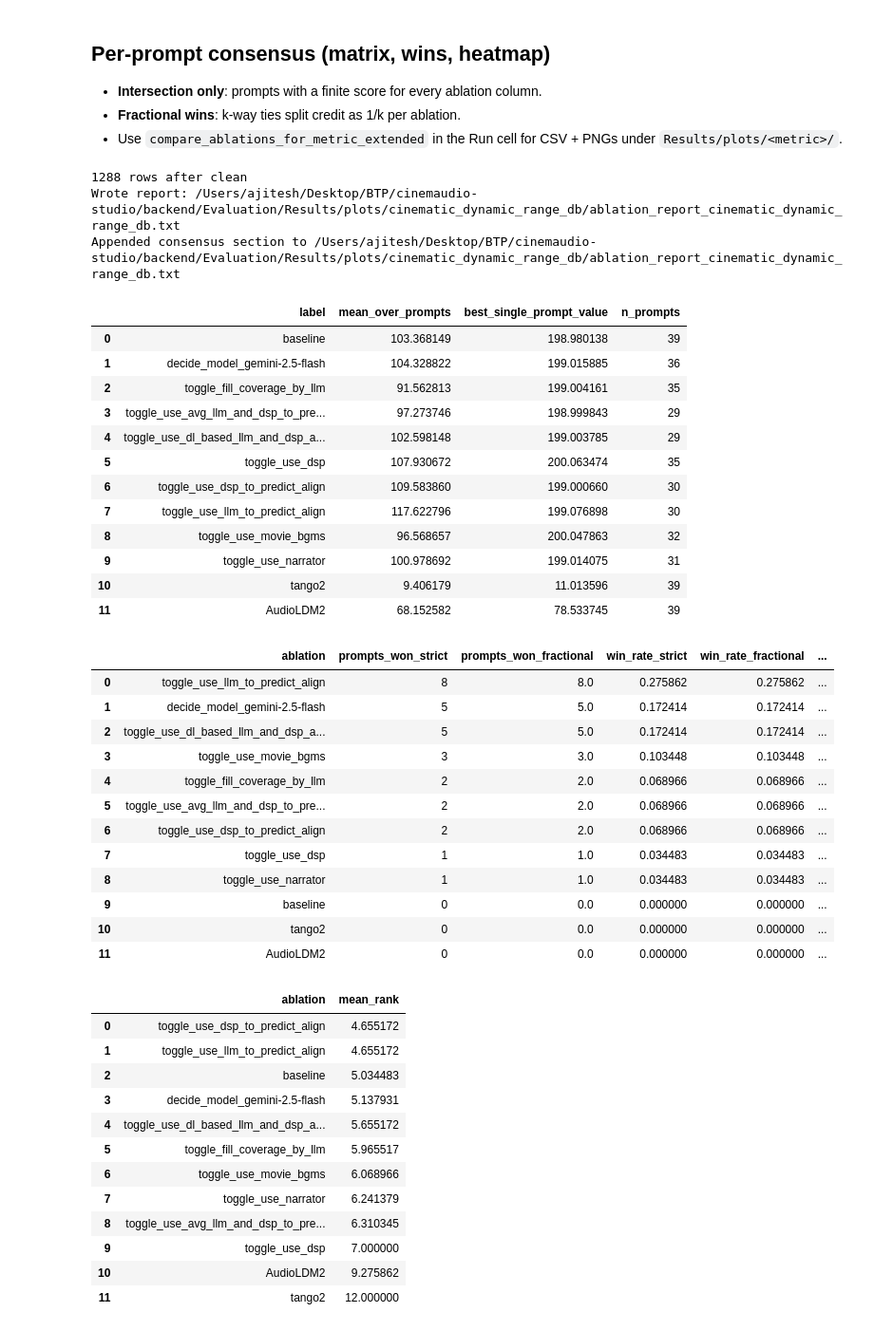
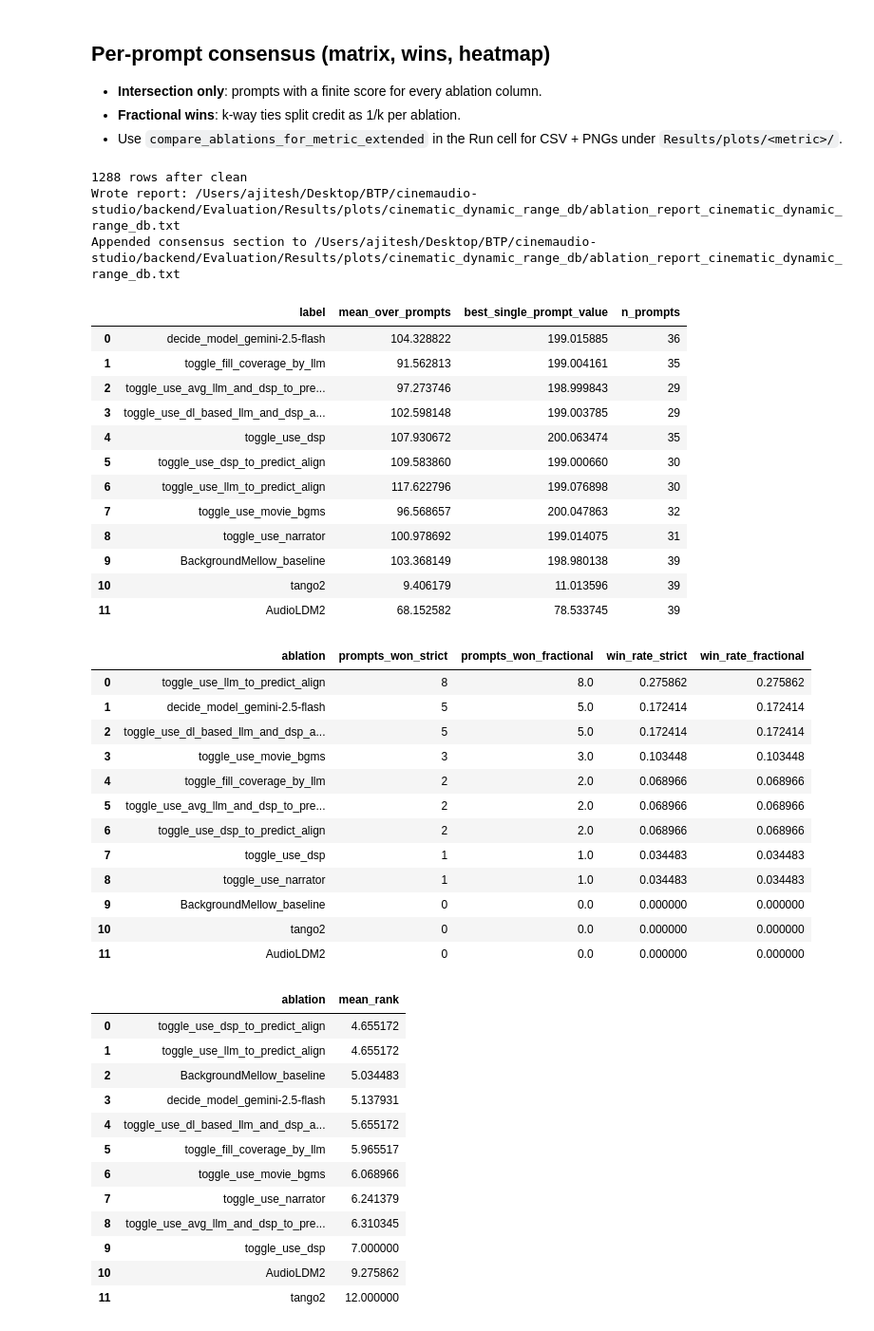
Before and after one commit to Ajitesh-jam/cinemaudio-studio, a Jupyter notebook: backend/Evaluation/visualize_results.ipynb, the cells around one changed output. Shown at 95% size. Saved outputs shown, nothing was run; the diff lists cells and outputs as text; code cells hidden in the pictures.

Commit message:
results

```diff
--- a/backend/Evaluation/visualize_results.ipynb
+++ b/backend/Evaluation/visualize_results.ipynb
@@ -254,16 +254,16 @@ def mix_results(
 # %% [markdown]
 ## Configuration: infer, filter, objective
 # %%
-def infer_baseline_config(df: pd.DataFrame) -> Dict[str, Any]:
-    """Defaults from baseline experiment + baseline_tango2 specialist."""
+def infer_BackgroundMellow_baseline_config(df: pd.DataFrame) -> Dict[str, Any]:
+    """Defaults from BackgroundMellow_baseline experiment + BackgroundMellow_baseline_tango2 specialist."""
     sub = df[
-        (df["experiment_tag"].astype(str) == "baseline")
-        & (df["specialist_model_variant_tag"].astype(str) == "baseline_tango2")
+        (df["experiment_tag"].astype(str) == "BackgroundMellow_baseline")
+        & (df["specialist_model_variant_tag"].astype(str) == "BackgroundMellow_baseline_tango2")
     ]
     if sub.empty:
-        sub = df[df["experiment_tag"].astype(str) == "baseline"]
+        sub = df[df["experiment_tag"].astype(str) == "BackgroundMellow_baseline"]
     if sub.empty:
-        raise ValueError("No baseline rows found to infer default configuration.")
+        raise ValueError("No BackgroundMellow_baseline rows found to infer default configuration.")
     row = sub.iloc[0]
     cfg: Dict[str, Any] = {}
     for c in BOOL_FLAG_COLUMNS:
@@ -323,14 +323,14 @@ def plot_metric_for_configuration(
     save_pdf: bool = False,
 ) -> Tuple[pd.DataFrame, ConfigurationPlotInsights]:
     """
-    Filter rows to ``configuration`` (defaults merged from infer_baseline_config),
+    Filter rows to ``configuration`` (defaults merged from infer_BackgroundMellow_baseline_config),
     aggregate metric per story_prompt, plot horizontal bars, save figure.
     Returns (per_prompt DataFrame, insights).
     """
     obj = resolve_objective(metric_col, objective)
     work = clean_results_df(df, exclude_errors=exclude_errors) if exclude_errors else df.copy()
 
-    cfg: Dict[str, Any] = dict(infer_baseline_config(work))
+    cfg: Dict[str, Any] = dict(infer_BackgroundMellow_baseline_config(work))
     if configuration:
         cfg.update(dict(configuration))
 
@@ -831,11 +831,11 @@ except NameError:
     NOTEBOOK_DIR = Path.cwd()
 
 METRIC = "cinematic_dynamic_range_db"
-SPECIALIST_TAG = "baseline_tango2"
+SPECIALIST_TAG = "BackgroundMellow_baseline_tango2"
 CSV_PATH = NOTEBOOK_DIR / "Results" / "final_results.csv"
 PLOTS_ROOT = NOTEBOOK_DIR / "Results" / "plots"
-TANGO_BASELINE_CSV = NOTEBOOK_DIR / "Results" / "tango2_results.csv"
-AUDIOLDM_BASELINE_CSV = NOTEBOOK_DIR / "Results" / "audioldm2_results.csv"
+TANGO_BackgroundMellow_baseline_CSV = NOTEBOOK_DIR / "Results" / "tango2_results.csv"
+AUDIOLDM_BackgroundMellow_baseline_CSV = NOTEBOOK_DIR / "Results" / "audioldm2_results.csv"
 INCLUDE_DECIDE_MODEL = True
 INCLUDE_SPECIALIST_ABLATIONS = False
 OBJECTIVE = None
@@ -847,63 +847,63 @@ print(len(df_clean), "rows after clean")
 summary, report_text, matrix, wins_df, ranks_df = compare_ablations_for_metric_extended(
     df_clean,
     METRIC,
     objective=OBJECTIVE,
     specialist_model_variant_tag=SPECIALIST_TAG,
     output_dir=str(PLOTS_ROOT),
     include_decide_model=INCLUDE_DECIDE_MODEL,
     include_specialist_ablations=INCLUDE_SPECIALIST_ABLATIONS,
-    tango_baseline_csv=str(TANGO_BASELINE_CSV),
-    audioldm_baseline_csv=str(AUDIOLDM_BASELINE_CSV),
+    tango_baseline_csv=str(TANGO_BackgroundMellow_baseline_CSV),
+    audioldm_baseline_csv=str(AUDIOLDM_BackgroundMellow_baseline_CSV),
 )
 display(summary)
 if not matrix.empty:
     display(wins_df.head(15))
     display(ranks_df.head(15))
 
 run_sub = NOTEBOOK_DIR / "Results" / "plots" / _sanitize_metric_for_path(METRIC)
 per_prompt_df, insights = plot_metric_for_configuration(
     df_clean,
     METRIC,
     configuration=None,
-    output_path=str(run_sub / f"per_prompt_{METRIC}_baseline.png"),
+    output_path=str(run_sub / f"per_prompt_{METRIC}_BackgroundMellow_baseline.png"),
     objective=OBJECTIVE,
 )
 display(per_prompt_df.head(10))
 insights
 # %% [output]
 1288 rows after clean
 Wrote report: /Users/ajitesh/Desktop/BTP/cinemaudio-studio/backend/Evaluation/Results/plots/cinematic_dynamic_range_db/ablation_report_cinematic_dynamic_range_db.txt
 Appended consensus section to /Users/ajitesh/Desktop/BTP/cinemaudio-studio/backend/Evaluation/Results/plots/cinematic_dynamic_range_db/ablation_report_cinematic_dynamic_range_db.txt
 |  | label | mean_over_prompts | best_single_prompt_value | n_prompts |
-| 0 | baseline | 103.368149 | 198.980138 | 39 |
-| 1 | decide_model_gemini-2.5-flash | 104.328822 | 199.015885 | 36 |
-| 2 | toggle_fill_coverage_by_llm | 91.562813 | 199.004161 | 35 |
-| 3 | toggle_use_avg_llm_and_dsp_to_pre... | 97.273746 | 198.999843 | 29 |
-| 4 | toggle_use_dl_based_llm_and_dsp_a... | 102.598148 | 199.003785 | 29 |
-| 5 | toggle_use_dsp | 107.930672 | 200.063474 | 35 |
-| 6 | toggle_use_dsp_to_predict_align | 109.583860 | 199.000660 | 30 |
-| 7 | toggle_use_llm_to_predict_align | 117.622796 | 199.076898 | 30 |
-| 8 | toggle_use_movie_bgms | 96.568657 | 200.047863 | 32 |
-| 9 | toggle_use_narrator | 100.978692 | 199.014075 | 31 |
+| 0 | decide_model_gemini-2.5-flash | 104.328822 | 199.015885 | 36 |
+| 1 | toggle_fill_coverage_by_llm | 91.562813 | 199.004161 | 35 |
+| 2 | toggle_use_avg_llm_and_dsp_to_pre... | 97.273746 | 198.999843 | 29 |
+| 3 | toggle_use_dl_based_llm_and_dsp_a... | 102.598148 | 199.003785 | 29 |
+| 4 | toggle_use_dsp | 107.930672 | 200.063474 | 35 |
+| 5 | toggle_use_dsp_to_predict_align | 109.583860 | 199.000660 | 30 |
+| 6 | toggle_use_llm_to_predict_align | 117.622796 | 199.076898 | 30 |
+| 7 | toggle_use_movie_bgms | 96.568657 | 200.047863 | 32 |
+| 8 | toggle_use_narrator | 100.978692 | 199.014075 | 31 |
+| 9 | BackgroundMellow_baseline | 103.368149 | 198.980138 | 39 |
 | 10 | tango2 | 9.406179 | 11.013596 | 39 |
 | 11 | AudioLDM2 | 68.152582 | 78.533745 | 39 |
-|  | ablation | prompts_won_strict | prompts_won_fractional | win_rate_strict | win_rate_fractional | ... |
-| 0 | toggle_use_llm_to_predict_align | 8 | 8.0 | 0.275862 | 0.275862 | ... |
-| 1 | decide_model_gemini-2.5-flash | 5 | 5.0 | 0.172414 | 0.172414 | ... |
-| 2 | toggle_use_dl_based_llm_and_dsp_a... | 5 | 5.0 | 0.172414 | 0.172414 | ... |
-| 3 | toggle_use_movie_bgms | 3 | 3.0 | 0.103448 | 0.103448 | ... |
-| 4 | toggle_fill_coverage_by_llm | 2 | 2.0 | 0.068966 | 0.068966 | ... |
-| 5 | toggle_use_avg_llm_and_dsp_to_pre... | 2 | 2.0 | 0.068966 | 0.068966 | ... |
-| 6 | toggle_use_dsp_to_predict_align | 2 | 2.0 | 0.068966 | 0.068966 | ... |
-| 7 | toggle_use_dsp | 1 | 1.0 | 0.034483 | 0.034483 | ... |
-| 8 | toggle_use_narrator | 1 | 1.0 | 0.034483 | 0.034483 | ... |
-| 9 | baseline | 0 | 0.0 | 0.000000 | 0.000000 | ... |
-| 10 | tango2 | 0 | 0.0 | 0.000000 | 0.000000 | ... |
-| 11 | AudioLDM2 | 0 | 0.0 | 0.000000 | 0.000000 | ... |
+|  | ablation | prompts_won_strict | prompts_won_fractional | win_rate_strict | win_rate_fractional |
+| 0 | toggle_use_llm_to_predict_align | 8 | 8.0 | 0.275862 | 0.275862 |
+| 1 | decide_model_gemini-2.5-flash | 5 | 5.0 | 0.172414 | 0.172414 |
+| 2 | toggle_use_dl_based_llm_and_dsp_a... | 5 | 5.0 | 0.172414 | 0.172414 |
+| 3 | toggle_use_movie_bgms | 3 | 3.0 | 0.103448 | 0.103448 |
+| 4 | toggle_fill_coverage_by_llm | 2 | 2.0 | 0.068966 | 0.068966 |
+| 5 | toggle_use_avg_llm_and_dsp_to_pre... | 2 | 2.0 | 0.068966 | 0.068966 |
+| 6 | toggle_use_dsp_to_predict_align | 2 | 2.0 | 0.068966 | 0.068966 |
+| 7 | toggle_use_dsp | 1 | 1.0 | 0.034483 | 0.034483 |
+| 8 | toggle_use_narrator | 1 | 1.0 | 0.034483 | 0.034483 |
+| 9 | BackgroundMellow_baseline | 0 | 0.0 | 0.000000 | 0.000000 |
+| 10 | tango2 | 0 | 0.0 | 0.000000 | 0.000000 |
+| 11 | AudioLDM2 | 0 | 0.0 | 0.000000 | 0.000000 |
 |  | ablation | mean_rank |
 | 0 | toggle_use_dsp_to_predict_align | 4.655172 |
 | 1 | toggle_use_llm_to_predict_align | 4.655172 |
-| 2 | baseline | 5.034483 |
+| 2 | BackgroundMellow_baseline | 5.034483 |
 | 3 | decide_model_gemini-2.5-flash | 5.137931 |
 | 4 | toggle_use_dl_based_llm_and_dsp_a... | 5.655172 |
 | 5 | toggle_fill_coverage_by_llm | 5.965517 |
```
Also changed, not shown: parts of 10 cells of this notebook, 20 other files.
